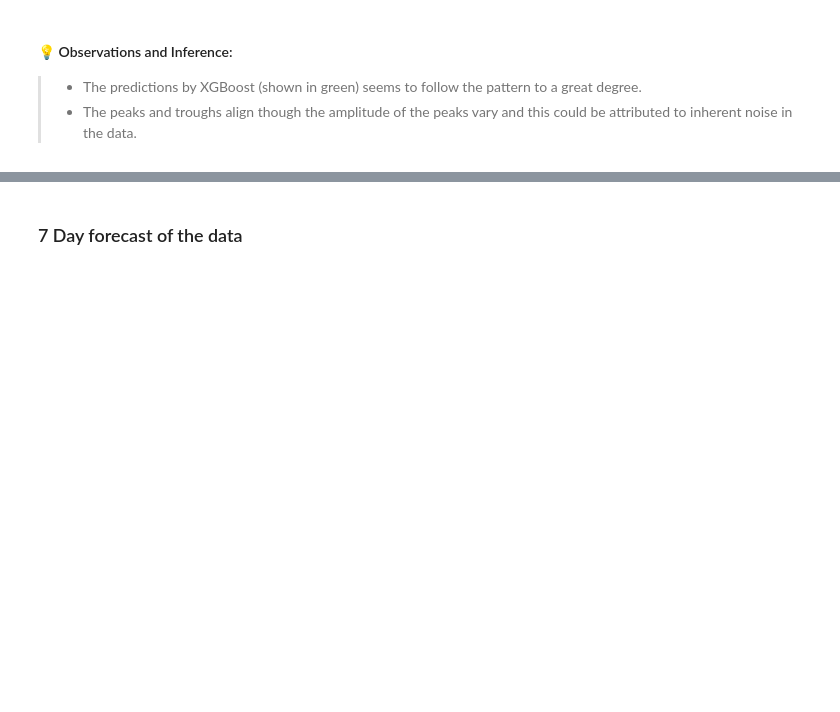
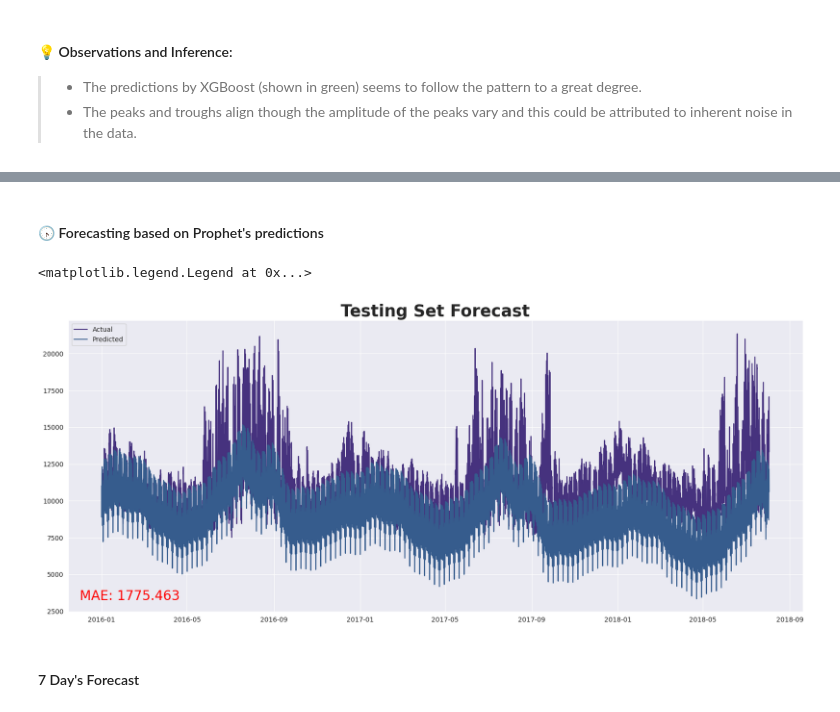
Before and after one commit to Tahsinmullick/energy_consumption_forecast_and_causal_modeling, a Jupyter notebook: Energy_Consumption_Modeling,_Forecast_and_Causal_Inference.ipynb, the cells around one changed output, grey strips where cells are left out. Saved outputs shown, nothing was run; the diff lists cells and outputs as text; code cells hidden in the pictures; blank space fills up the shorter version.

```diff
--- a/Energy_Consumption_Modeling,_Forecast_and_Causal_Inference.ipynb
+++ b/Energy_Consumption_Modeling,_Forecast_and_Causal_Inference.ipynb
@@ -1094,0 +1103,9 @@ plt.show()
+# %%
+# Function to set data in format acceptable to Prophet
+def index_to_column(data):
+    data = data.reset_index()
+    data['Datetime'] = pd.to_datetime(data['Datetime'])
+    data = data.sort_values('Datetime')
+
+    data = data.rename(columns={'Datetime': 'ds', 'COMED_MW': 'y'})
+    return data
@@ -1094,0 +1145,3 @@ plt.show()
+# %%
+prophet_train = index_to_column(train)
+prophet_test = index_to_column(test)
@@ -1094,0 +1157,5 @@ plt.show()
+# %%
+prophet_model = Prophet(interval_width=0.95)
+
+prophet_model.fit(prophet_train)
+prophet_pred = prophet_model.predict(prophet_test[['ds']]) # Keep the dataset format
@@ -1095,2 +1172,17 @@ plt.show()
+# %% [markdown]
+#### 🕟 Forecasting based on Prophet's predictions
+# %%
+mae = round(mean_absolute_error(prophet_test['y'], prophet_pred['yhat']), 3)
+
+plt.figure(figsize=(20,8))
+plt.plot(prophet_test['ds'], prophet_test['y'], label='Actual')
+plt.plot(prophet_pred['ds'], prophet_pred['yhat'], label='Predicted')
+plt.title('Test Forecasting', weight='bold', fontsize=40)
+plt.text(16770, 3250, 'MAE: {}'.format(mae), fontsize=20, color='red')
+plt.title('Testing Set Forecast', weight='bold', fontsize=25)
+plt.legend()
+# %% [output]
+<matplotlib.legend.Legend at 0x...>
+[figure, added]
 # %% [markdown]
-### 7 Day forecast of the data
+#### 7 Day's Forecast
```
Also changed, not shown: parts of 24 cells of this notebook.
